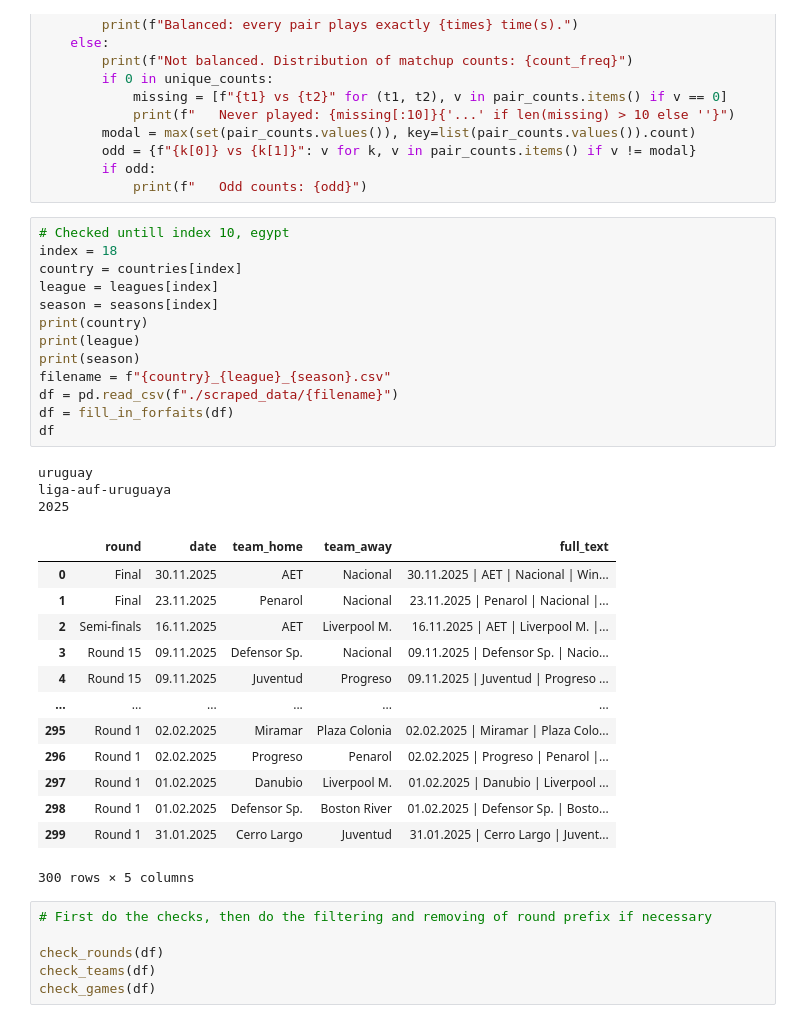
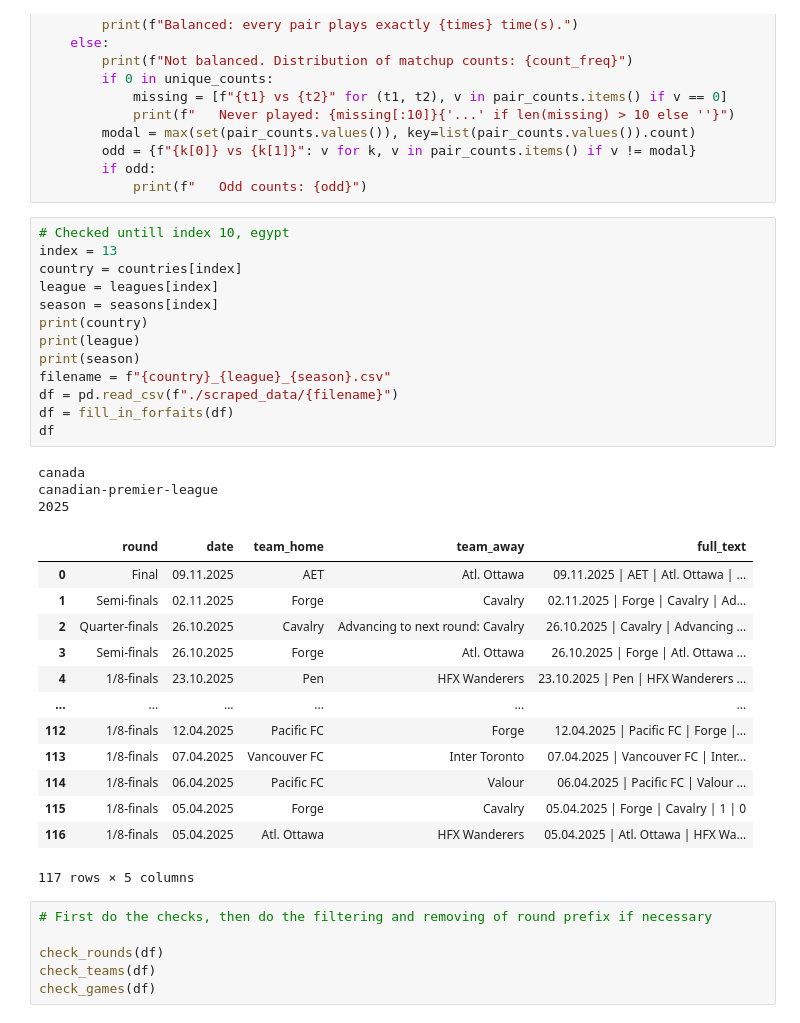
Before and after one commit to simon-cosyns/soccer_schedules_around_the_world, a Jupyter notebook: inspect_data.ipynb, the cells around one changed output. Saved outputs shown, nothing was run; the diff lists cells and outputs as text.

```diff
--- a/inspect_data.ipynb
+++ b/inspect_data.ipynb
@@ -149,34 +149,34 @@ def check_games(df):
             print(f"   Odd counts: {odd}")
 # %%
 # Checked untill index 10, egypt
-index = 18
+index = 13
 country = countries[index]
 league = leagues[index]
 season = seasons[index]
 print(country)
 print(league)
 print(season)
 filename = f"{country}_{league}_{season}.csv"
 df = pd.read_csv(f"./scraped_data/{filename}")
 df = fill_in_forfaits(df)
 df
 # %% [output]
-uruguay
-liga-auf-uruguaya
+canada
+canadian-premier-league
 2025
 |  | round | date | team_home | team_away | full_text |
-| 0 | Final | 30.11.2025 | AET | Nacional | 30.11.2025 | AET | Nacional | Win... |
-| 1 | Final | 23.11.2025 | Penarol | Nacional | 23.11.2025 | Penarol | Nacional |... |
-| 2 | Semi-finals | 16.11.2025 | AET | Liverpool M. | 16.11.2025 | AET | Liverpool M. |... |
-| 3 | Round 15 | 09.11.2025 | Defensor Sp. | Nacional | 09.11.2025 | Defensor Sp. | Nacio... |
-| 4 | Round 15 | 09.11.2025 | Juventud | Progreso | 09.11.2025 | Juventud | Progreso ... |
+| 0 | Final | 09.11.2025 | AET | Atl. Ottawa | 09.11.2025 | AET | Atl. Ottawa | ... |
+| 1 | Semi-finals | 02.11.2025 | Forge | Cavalry | 02.11.2025 | Forge | Cavalry | Ad... |
+| 2 | Quarter-finals | 26.10.2025 | Cavalry | Advancing to next round: Cavalry | 26.10.2025 | Cavalry | Advancing ... |
+| 3 | Semi-finals | 26.10.2025 | Forge | Atl. Ottawa | 26.10.2025 | Forge | Atl. Ottawa ... |
+| 4 | 1/8-finals | 23.10.2025 | Pen | HFX Wanderers | 23.10.2025 | Pen | HFX Wanderers ... |
 | ... | ... | ... | ... | ... | ... |
-| 295 | Round 1 | 02.02.2025 | Miramar | Plaza Colonia | 02.02.2025 | Miramar | Plaza Colo... |
-| 296 | Round 1 | 02.02.2025 | Progreso | Penarol | 02.02.2025 | Progreso | Penarol |... |
-| 297 | Round 1 | 01.02.2025 | Danubio | Liverpool M. | 01.02.2025 | Danubio | Liverpool ... |
-| 298 | Round 1 | 01.02.2025 | Defensor Sp. | Boston River | 01.02.2025 | Defensor Sp. | Bosto... |
-| 299 | Round 1 | 31.01.2025 | Cerro Largo | Juventud | 31.01.2025 | Cerro Largo | Juvent... |
+| 112 | 1/8-finals | 12.04.2025 | Pacific FC | Forge | 12.04.2025 | Pacific FC | Forge |... |
+| 113 | 1/8-finals | 07.04.2025 | Vancouver FC | Inter Toronto | 07.04.2025 | Vancouver FC | Inter... |
+| 114 | 1/8-finals | 06.04.2025 | Pacific FC | Valour | 06.04.2025 | Pacific FC | Valour ... |
+| 115 | 1/8-finals | 05.04.2025 | Forge | Cavalry | 05.04.2025 | Forge | Cavalry | 1 | 0 |
+| 116 | 1/8-finals | 05.04.2025 | Atl. Ottawa | HFX Wanderers | 05.04.2025 | Atl. Ottawa | HFX Wa... |
-300 rows × 5 columns
+117 rows × 5 columns
 # %%
 # First do the checks, then do the filtering and removing of round prefix if necessary
 
```
Also changed, not shown: parts of 7 cells of this notebook, 5 other files.
